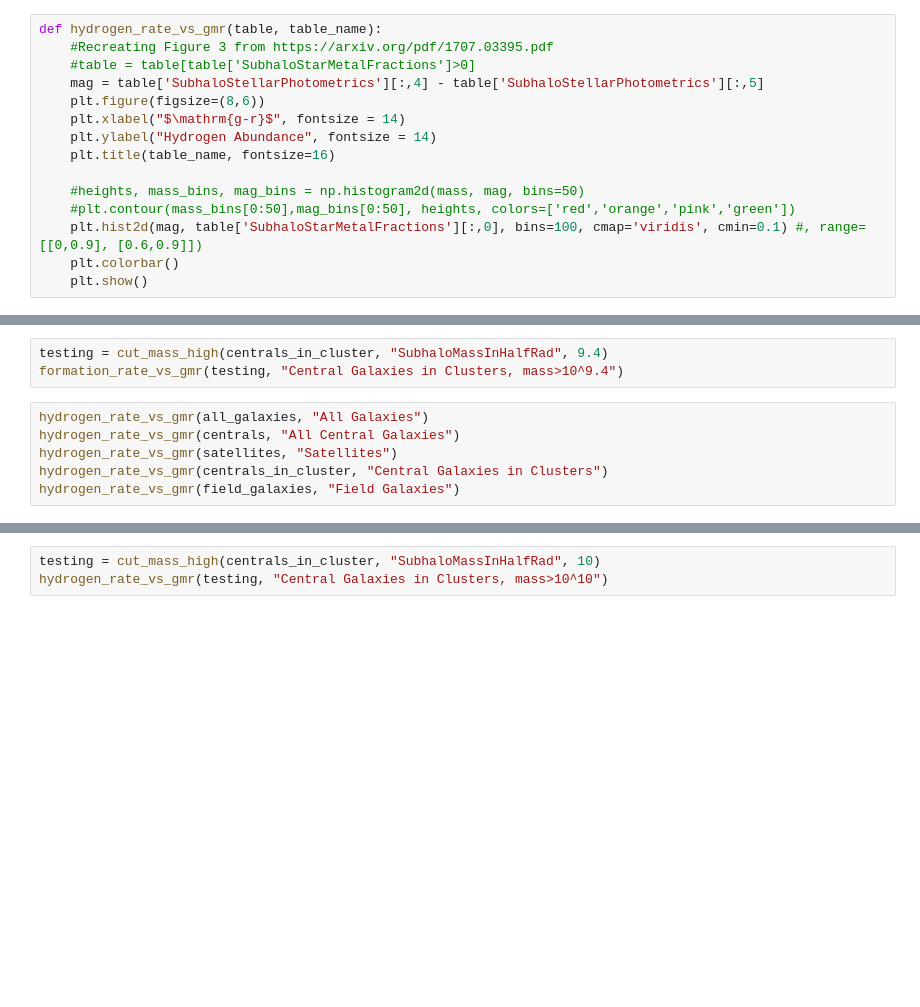
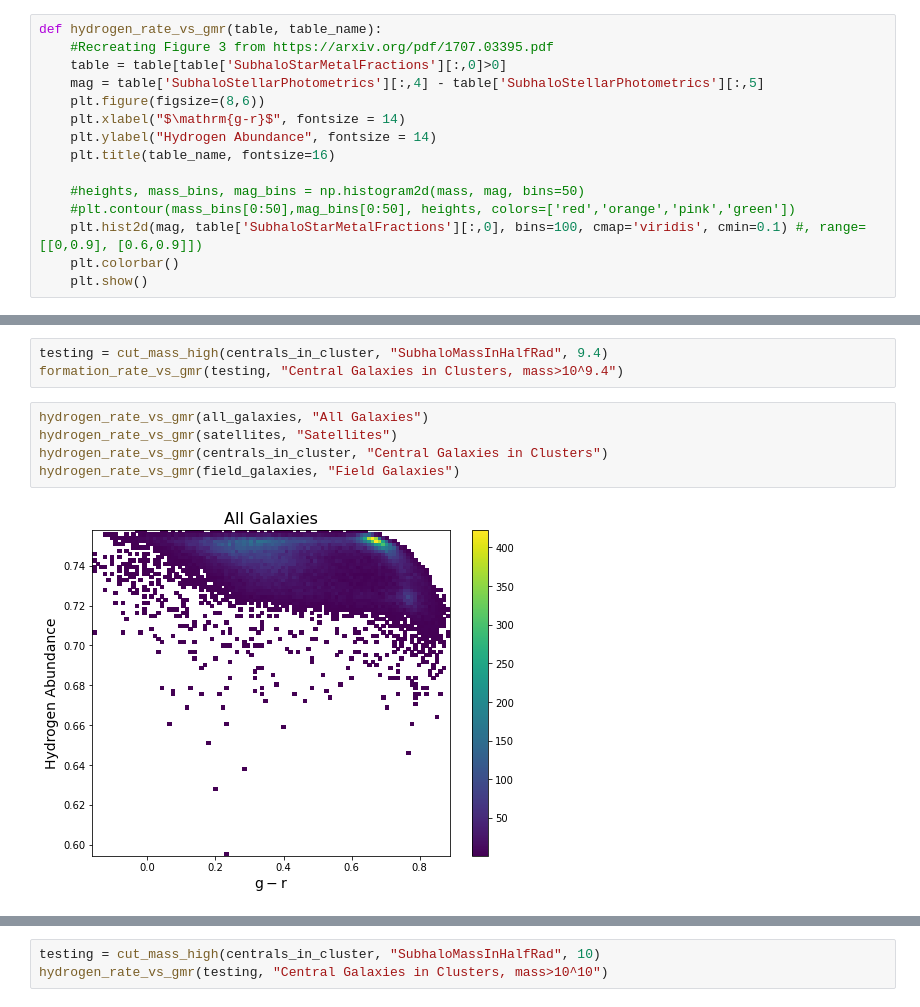
Before and after one commit to hereami321/IllustrisGalaxyAnalysis, a Jupyter notebook: 100-3 analysis.ipynb, the cells around one changed output, grey strips where cells are left out. Drawn from its saved outputs; the diff is of its cells as text; blank space fills up the shorter version.

```diff
--- a/100-3 analysis.ipynb
+++ b/100-3 analysis.ipynb
@@ -201,7 +221,7 @@ def formation_rate_vs_mass(table, table_name, mass_type):
 # %%
 def hydrogen_rate_vs_gmr(table, table_name):
     #Recreating Figure 3 from https://arxiv.org/pdf/1707.03395.pdf
-    #table = table[table['SubhaloStarMetalFractions']>0]
+    table = table[table['SubhaloStarMetalFractions'][:,0]>0]
     mag = table['SubhaloStellarPhotometrics'][:,4] - table['SubhaloStellarPhotometrics'][:,5]
     plt.figure(figsize=(8,6))
     plt.xlabel("$\mathrm{g-r}$", fontsize = 14)
@@ -441,7 +551,8 @@ testing = cut_mass_high(centrals_in_cluster, "SubhaloMassInHalfRad", 9.4)
 formation_rate_vs_gmr(testing, "Central Galaxies in Clusters, mass>10^9.4")
 # %%
 hydrogen_rate_vs_gmr(all_galaxies, "All Galaxies")
-hydrogen_rate_vs_gmr(centrals, "All Central Galaxies")
 hydrogen_rate_vs_gmr(satellites, "Satellites")
 hydrogen_rate_vs_gmr(centrals_in_cluster, "Central Galaxies in Clusters")
 hydrogen_rate_vs_gmr(field_galaxies, "Field Galaxies")
+# %% [output]
+[figure, added]
```
Also changed, not shown: parts of 34 cells of this notebook.
